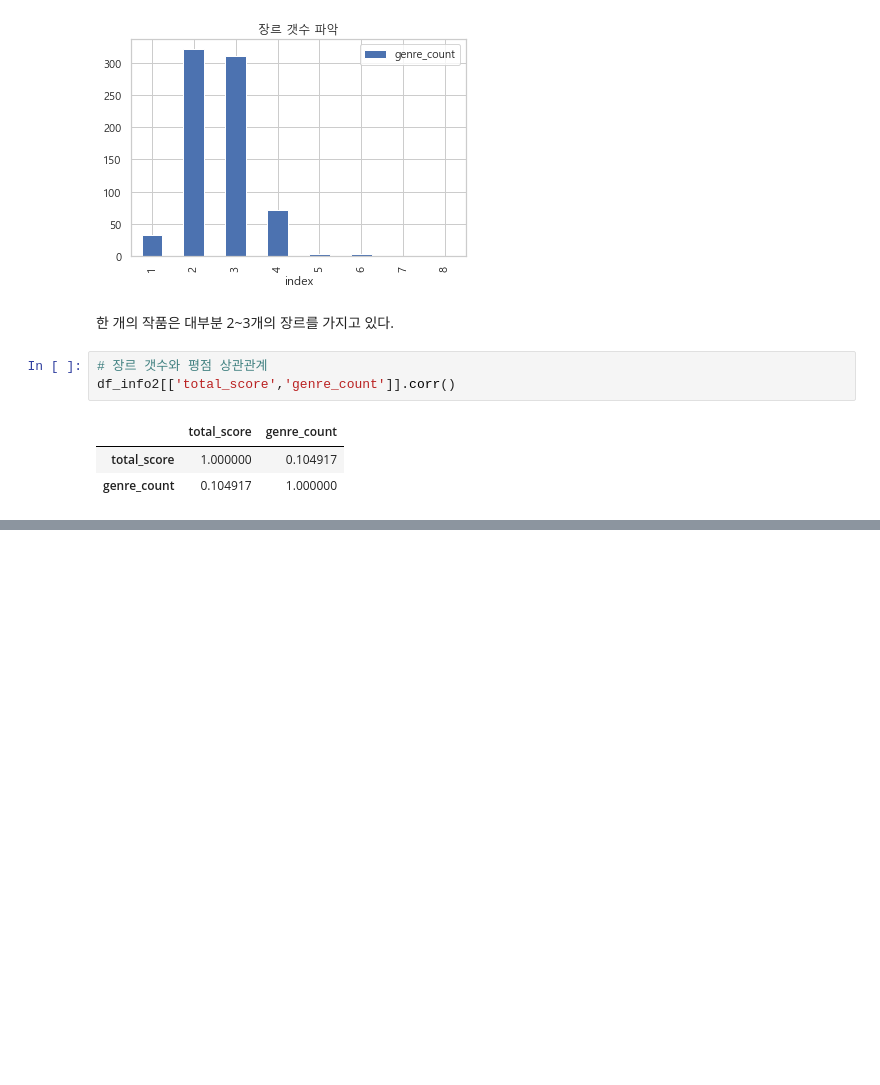
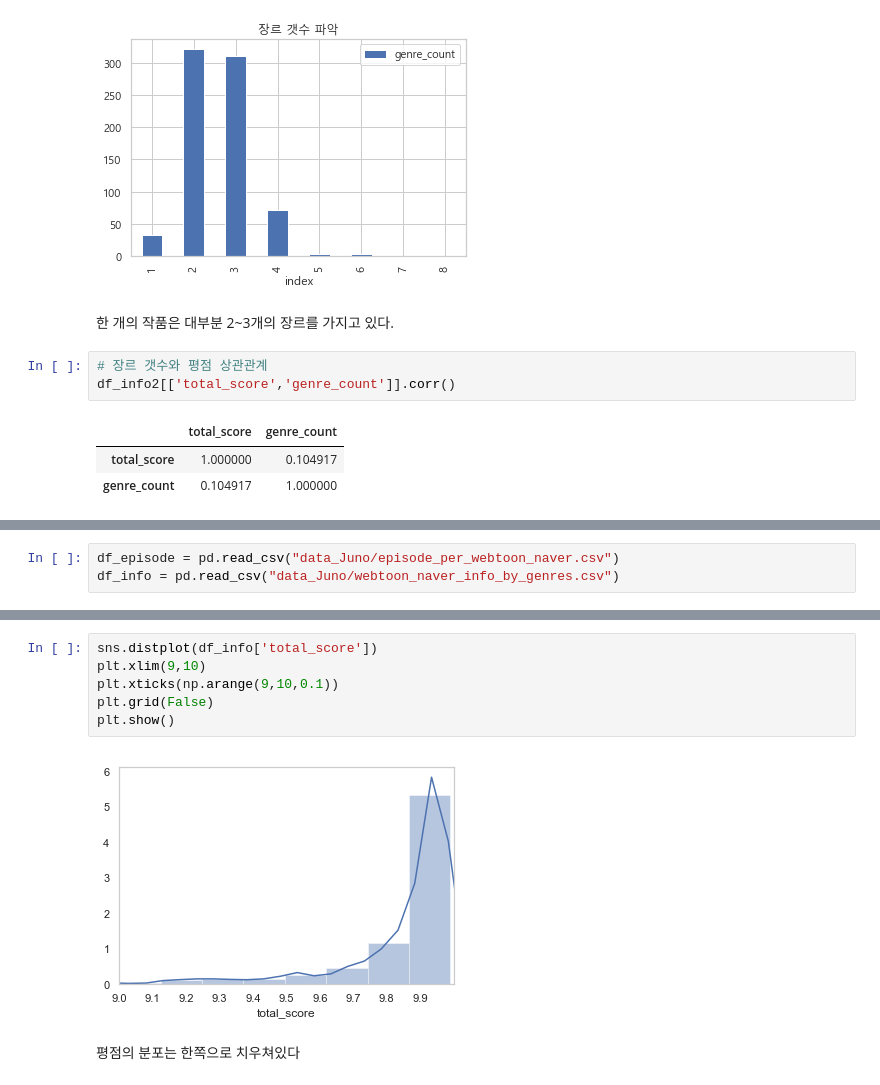
Before and after one commit to brightscannon/Webtoon_recommand_system, a Jupyter notebook: 1_Naver_EDA.ipynb, the cells around one changed output, grey strips where cells are left out. Saved outputs shown, nothing was run; the diff lists cells and outputs as text; blank space fills up the shorter version.

```diff
--- a/1_Naver_EDA.ipynb
+++ b/1_Naver_EDA.ipynb
@@ -187,0 +148,3 @@ df_chapter['total_comments'] = total_comments
+# %%
+df_episode = pd.read_csv("data_Juno/episode_per_webtoon_naver.csv")
+df_info = pd.read_csv("data_Juno/webtoon_naver_info_by_genres.csv")
@@ -187,0 +157,10 @@ df_chapter['total_comments'] = total_comments
+# %%
+sns.distplot(df_info['total_score'])
+plt.xlim(9,10)
+plt.xticks(np.arange(9,10,0.1))
+plt.grid(False)
+plt.show()
+# %% [output]
+[figure, added]
+# %% [markdown]
+평점의 분포는 한쪽으로 치우쳐있다
```
Also changed, not shown: parts of 53 cells of this notebook.
